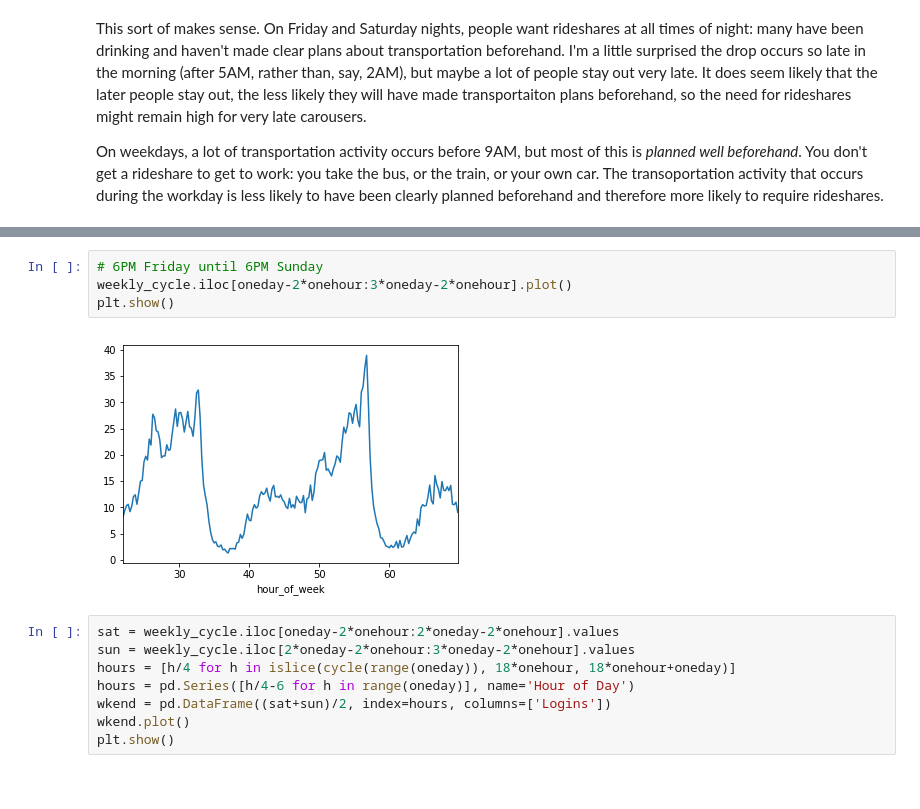
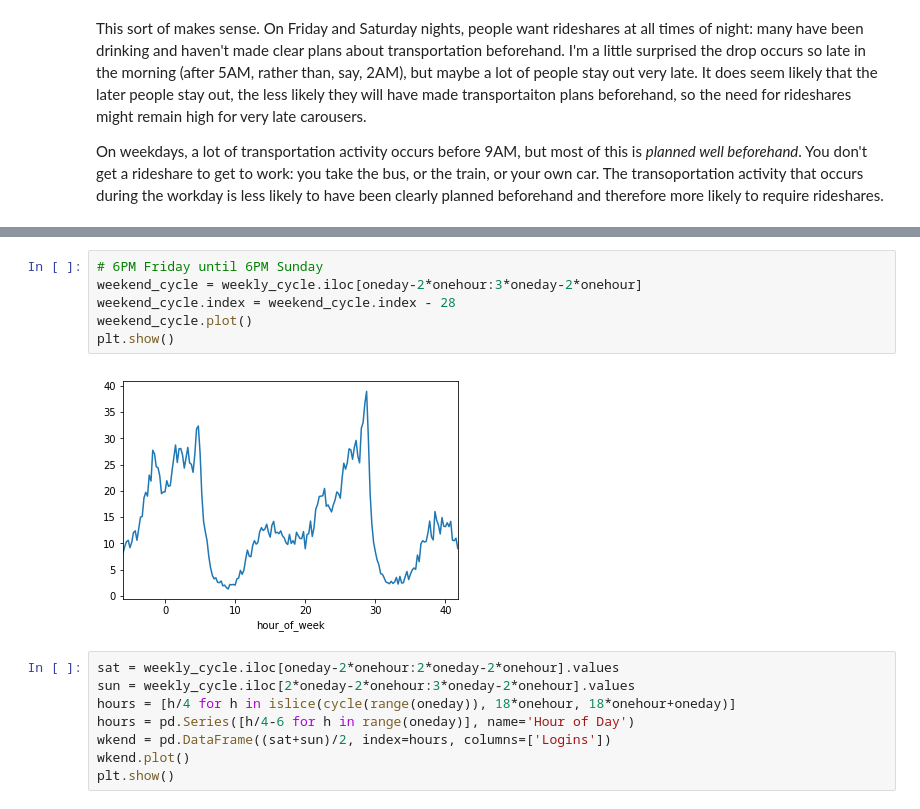
Before and after one commit to andyharless/ultimate_challenge, a Jupyter notebook: eda.ipynb, the cells around one changed output, grey strips where cells are left out. Cells and saved outputs as stored; diff of their text form.

```diff
--- a/eda.ipynb
+++ b/eda.ipynb
@@ -254,9 +265,11 @@ On weekdays, a lot of transportation activity occurs before 9AM, but most of thi
 # %%
 # 6PM Friday until 6PM Sunday
-weekly_cycle.iloc[oneday-2*onehour:3*oneday-2*onehour].plot()
+weekend_cycle = weekly_cycle.iloc[oneday-2*onehour:3*oneday-2*onehour]
+weekend_cycle.index = weekend_cycle.index - 28
+weekend_cycle.plot()
 plt.show()
 # %% [output]
-[figure, old version]
+[figure, new version]
 # %%
 sat = weekly_cycle.iloc[oneday-2*onehour:2*oneday-2*onehour].values
 sun = weekly_cycle.iloc[2*oneday-2*onehour:3*oneday-2*onehour].values
```
Also changed, not shown: parts of 8 cells of this notebook, 2 other files.
